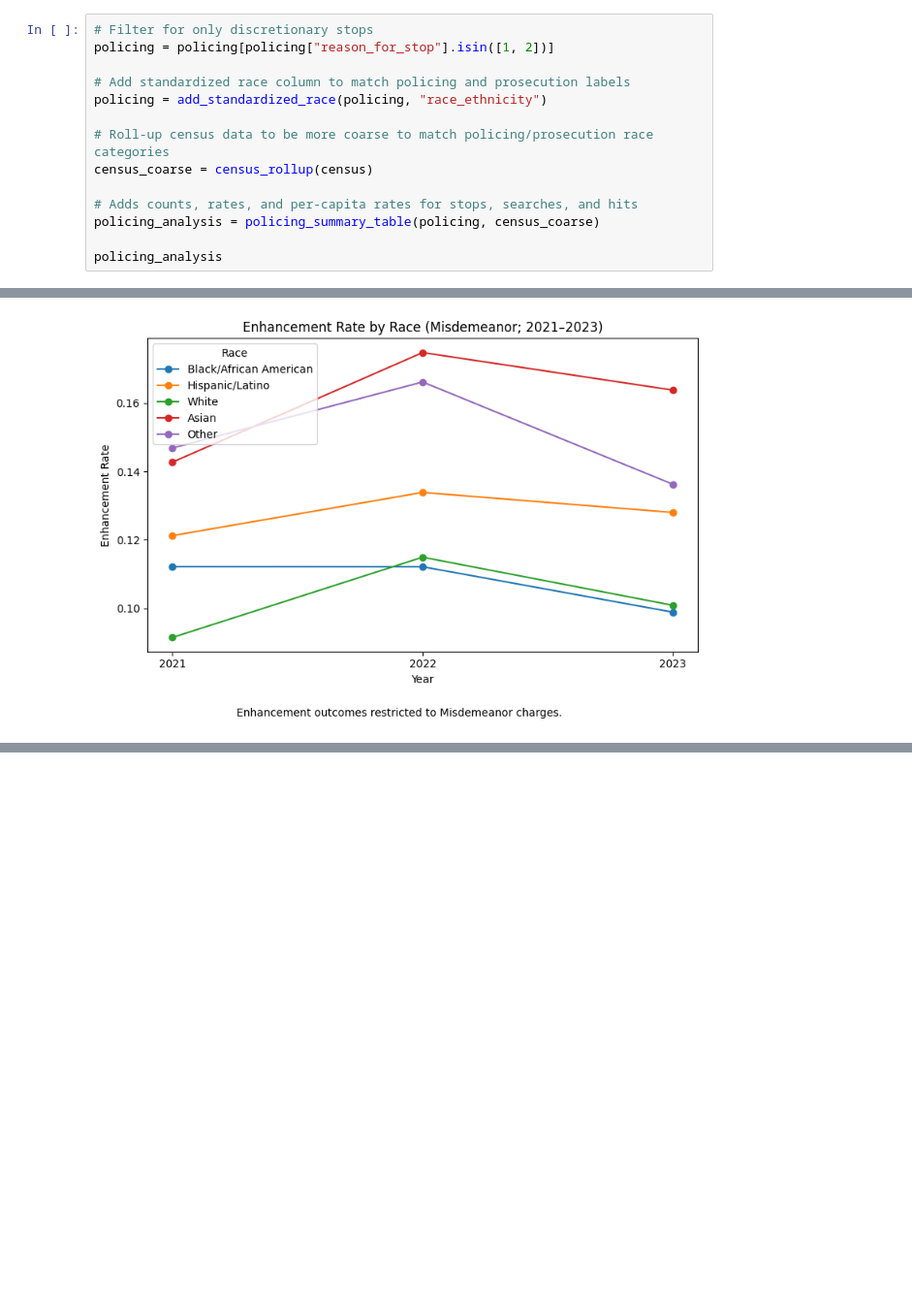
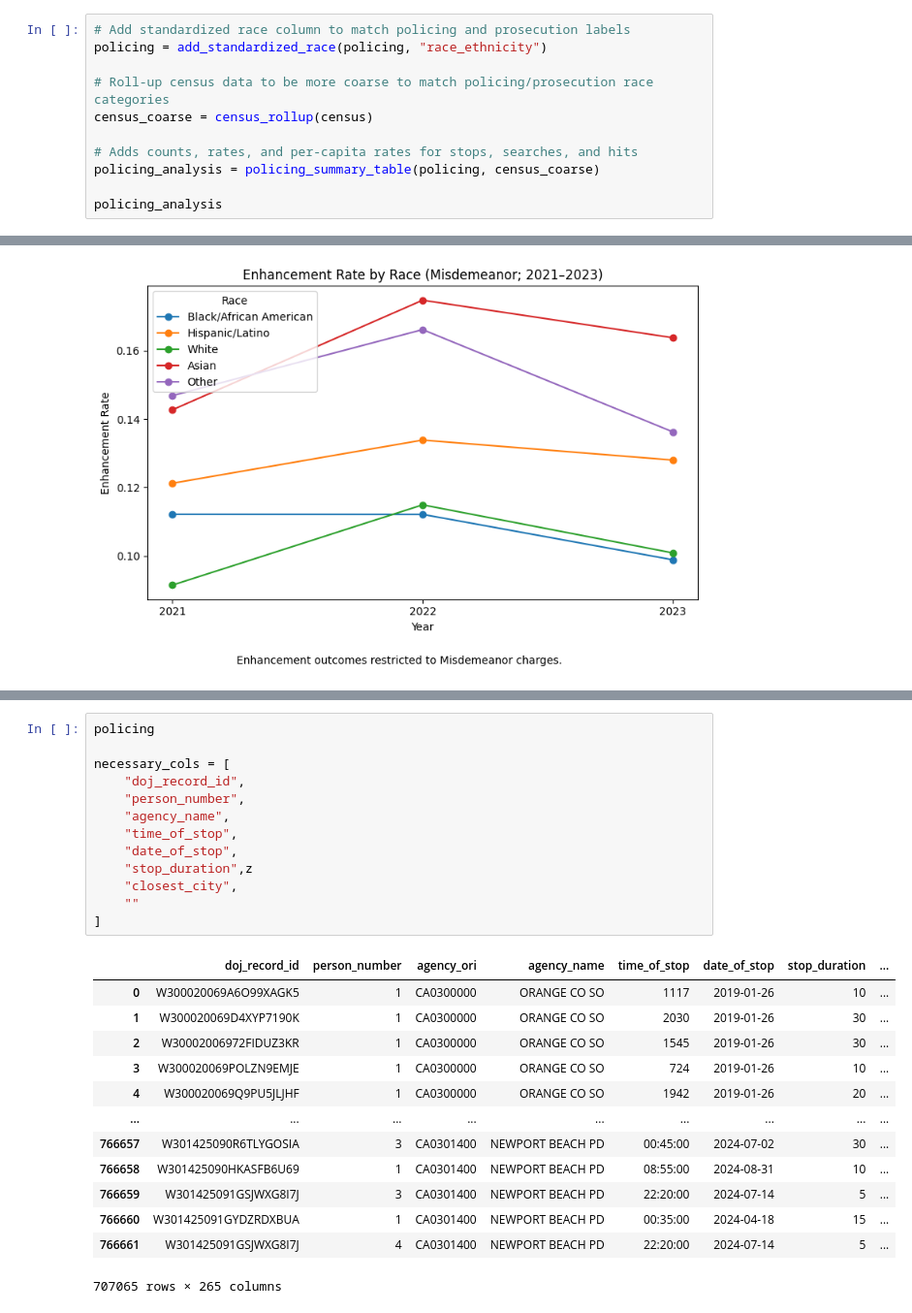
Before and after one commit to laurenbchu/honors-thesis, a Jupyter notebook: notebooks/analysis.ipynb, the cells around one changed output, grey strips where cells are left out. Shown at 97% size. Saved outputs shown, nothing was run; the diff lists cells and outputs as text; blank space fills up the shorter version.

```diff
--- a/notebooks/analysis.ipynb
+++ b/notebooks/analysis.ipynb
@@ -32,9 +78,6 @@ census = load_census("06059")
 # %% [markdown]
 # Policing Analysis
 # %%
-# Filter for only discretionary stops
-policing = policing[policing["reason_for_stop"].isin([1, 2])]
-
 # Add standardized race column to match policing and prosecution labels
 policing = add_standardized_race(policing, "race_ethnicity")
 
@@ -105,0 +155,27 @@ visualize_prosecution(prosecution_analysis)
+# %%
+policing
+
+necessary_cols = [
+    "doj_record_id",
+    "person_number",
+    "agency_name",
+    "time_of_stop",
+    "date_of_stop",
+    "stop_duration",z
+    "closest_city",
+    ""
+]
+# %% [output]
+|  | doj_record_id | person_number | agency_ori | agency_name | time_of_stop | date_of_stop | stop_duration | ... |
+| 0 | W300020069A6O99XAGK5 | 1 | CA0300000 | ORANGE CO SO | 1117 | 2019-01-26 | 10 | ... |
+| 1 | W300020069D4XYP7190K | 1 | CA0300000 | ORANGE CO SO | 2030 | 2019-01-26 | 30 | ... |
+| 2 | W30002006972FIDUZ3KR | 1 | CA0300000 | ORANGE CO SO | 1545 | 2019-01-26 | 30 | ... |
+| 3 | W300020069POLZN9EMJE | 1 | CA0300000 | ORANGE CO SO | 724 | 2019-01-26 | 10 | ... |
+| 4 | W300020069Q9PU5JLJHF | 1 | CA0300000 | ORANGE CO SO | 1942 | 2019-01-26 | 20 | ... |
+| ... | ... | ... | ... | ... | ... | ... | ... | ... |
+| 766657 | W301425090R6TLYGOSIA | 3 | CA0301400 | NEWPORT BEACH PD | 00:45:00 | 2024-07-02 | 30 | ... |
+| 766658 | W301425090HKASFB6U69 | 1 | CA0301400 | NEWPORT BEACH PD | 08:55:00 | 2024-08-31 | 10 | ... |
+| 766659 | W301425091GSJWXG8I7J | 3 | CA0301400 | NEWPORT BEACH PD | 22:20:00 | 2024-07-14 | 5 | ... |
+| 766660 | W301425091GYDZRDXBUA | 1 | CA0301400 | NEWPORT BEACH PD | 00:35:00 | 2024-04-18 | 15 | ... |
+| 766661 | W301425091GSJWXG8I7J | 4 | CA0301400 | NEWPORT BEACH PD | 22:20:00 | 2024-07-14 | 5 | ... |
+707065 rows × 265 columns
```
Also changed, not shown: parts of 2 cells of this notebook, 2 other files.
